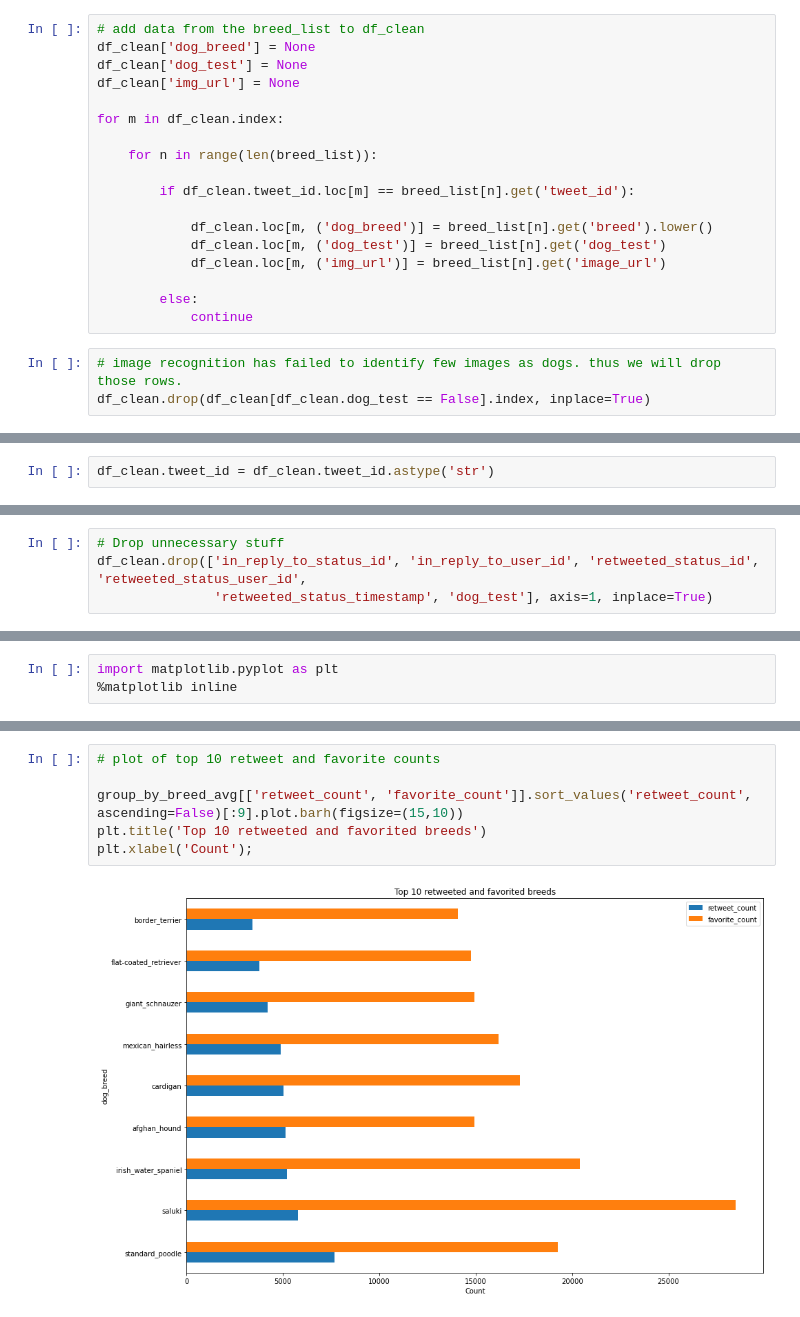
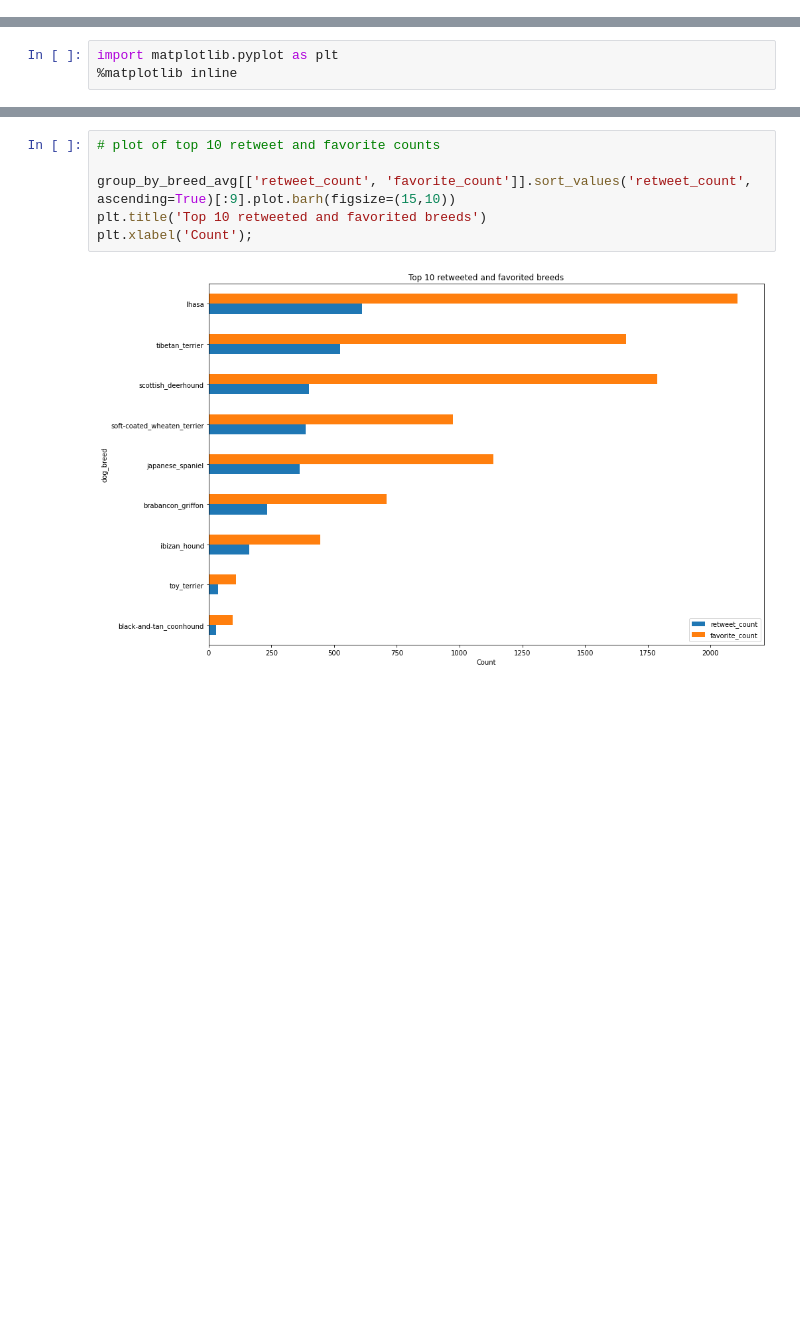
Before and after one commit to DavitLomadze/WeRateDogs, a Jupyter notebook: wrangle_act.ipynb, the cells around one changed output, grey strips where cells are left out. Cells and saved outputs as stored; diff of their text form; blank space fills up the shorter version.

```diff
--- a/wrangle_act.ipynb
+++ b/wrangle_act.ipynb
@@ -525,21 +818,0 @@ for n in range(len(df_img_clean)):
-# %%
-# add data from the breed_list to df_clean
-df_clean['dog_breed'] = None
-df_clean['dog_test'] = None
-df_clean['img_url'] = None
-
-for m in df_clean.index:
-
-    for n in range(len(breed_list)):
-
-        if df_clean.tweet_id.loc[m] == breed_list[n].get('tweet_id'):
-
-            df_clean.loc[m, ('dog_breed')] = breed_list[n].get('breed').lower()
-            df_clean.loc[m, ('dog_test')] = breed_list[n].get('dog_test')
-            df_clean.loc[m, ('img_url')] = breed_list[n].get('image_url')
-
-        else:
-            continue
-# %%
-# image recognition has failed to identify few images as dogs. thus we will drop those rows.
-df_clean.drop(df_clean[df_clean.dog_test == False].index, inplace=True)
@@ -577,2 +818,0 @@ df_clean
-# %%
-df_clean.tweet_id = df_clean.tweet_id.astype('str')
@@ -644,4 +818,0 @@ Index(['tweet_id', 'in_reply_to_status_id', 'in_reply_to_user_id', 'timestamp',
-# %%
-# Drop unnecessary stuff
-df_clean.drop(['in_reply_to_status_id', 'in_reply_to_user_id', 'retweeted_status_id', 'retweeted_status_user_id',
-               'retweeted_status_timestamp', 'dog_test'], axis=1, inplace=True)
@@ -786,8 +954,8 @@ plt.xlabel('Dog Breed');
 # %%
 # plot of top 10 retweet and favorite counts
 
-group_by_breed_avg[['retweet_count', 'favorite_count']].sort_values('retweet_count', ascending=False)[:9].plot.barh(figsize=(15,10))
+group_by_breed_avg[['retweet_count', 'favorite_count']].sort_values('retweet_count', ascending=True)[:9].plot.barh(figsize=(15,10))
 plt.title('Top 10 retweeted and favorited breeds')
 plt.xlabel('Count');
 # %% [output]
-[figure, old version]
+[figure, new version]
```
Also changed, not shown: parts of 149 cells of this notebook, 3 other files.
